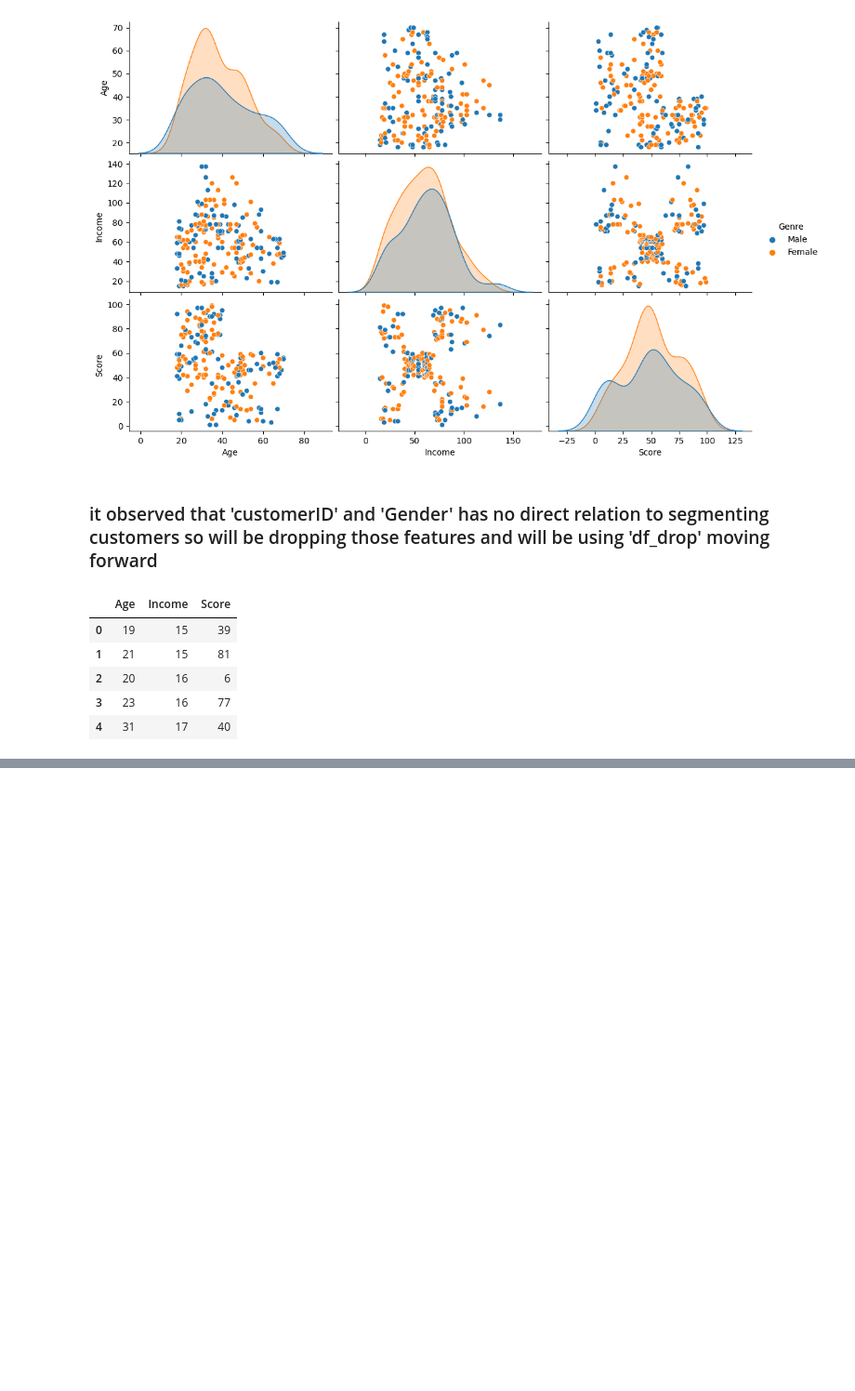
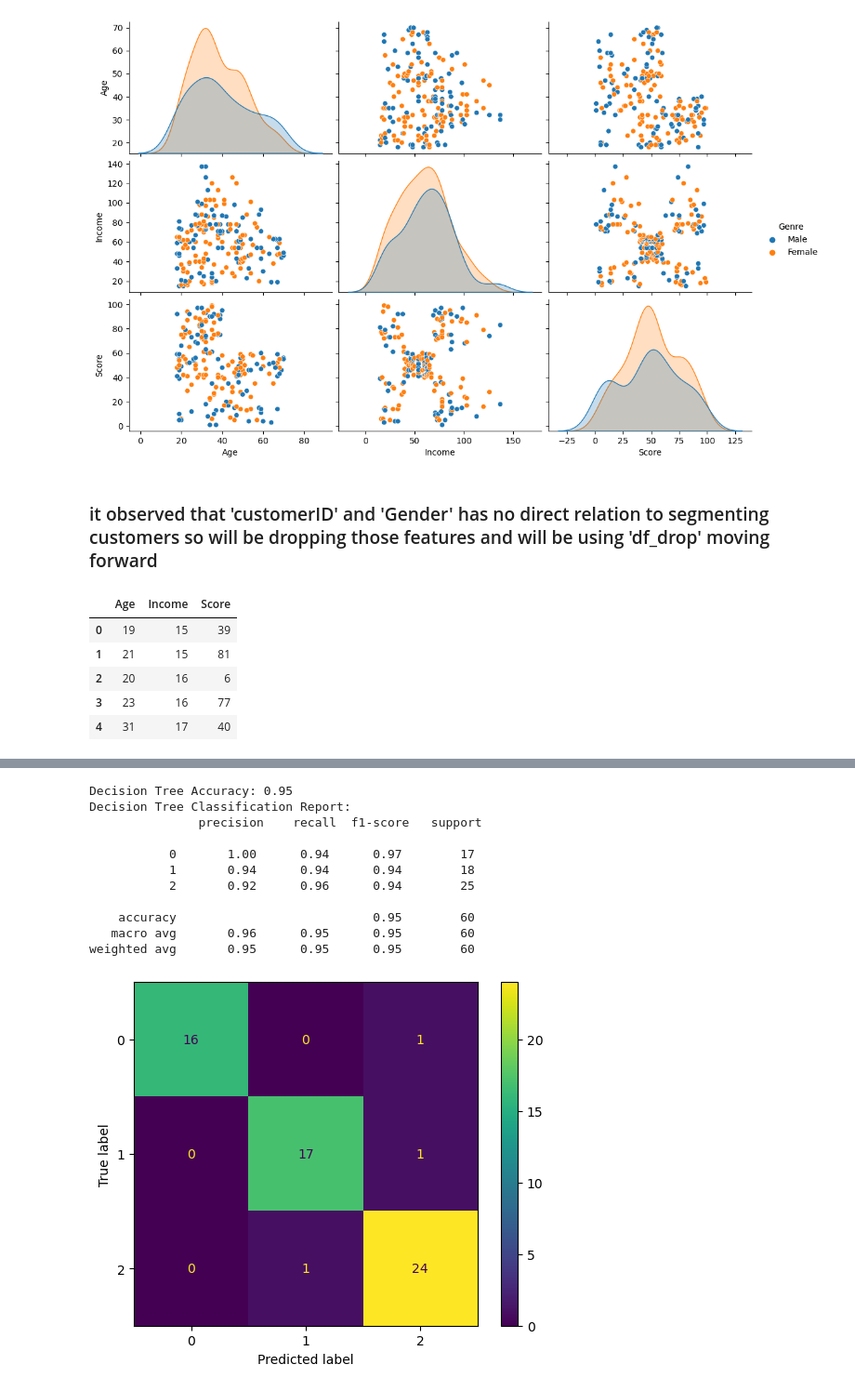
Before and after one commit to VaderSame/Mall-Customers-Segmentation-Dataset-, a Jupyter notebook: Assignment_2_Semal_Shastri.ipynb, the cells around one changed output, grey strips where cells are left out. Shown at 93% size. Drawn from its saved outputs; the diff is of its cells as text; code cells hidden in the pictures; blank space fills up the shorter version.

```diff
--- a/Assignment_2_Semal_Shastri.ipynb
+++ b/Assignment_2_Semal_Shastri.ipynb
@@ -174,0 +255,28 @@ Data after labeling...
+# %%
+# Create and train the decision tree model
+decision_tree_model = DecisionTreeClassifier()
+decision_tree_model.fit(X_train, y_train)
+
+# Make predictions on the test set
+decision_tree_predictions = decision_tree_model.predict(X_test)
+
+# Evaluate the model
+print("Decision Tree Accuracy:", accuracy_score(y_test, decision_tree_predictions))
+print("Decision Tree Classification Report:\n", classification_report(y_test, decision_tree_predictions))
+cm = confusion_matrix(y_test.values.ravel(), decision_tree_predictions, labels=decision_tree_model.classes_)
+disp = ConfusionMatrixDisplay(confusion_matrix=cm, display_labels=decision_tree_model.classes_)
+disp.plot()
+plt.show()
+# %% [output]
+Decision Tree Accuracy: 0.95
+Decision Tree Classification Report:
+               precision    recall  f1-score   support
+
+           0       1.00      0.94      0.97        17
+           1       0.94      0.94      0.94        18
+           2       0.92      0.96      0.94        25
+
+    accuracy                           0.95        60
+   macro avg       0.96      0.95      0.95        60
+weighted avg       0.95      0.95      0.95        60
+[figure, added]
```
Also changed, not shown: parts of 13 cells of this notebook.
